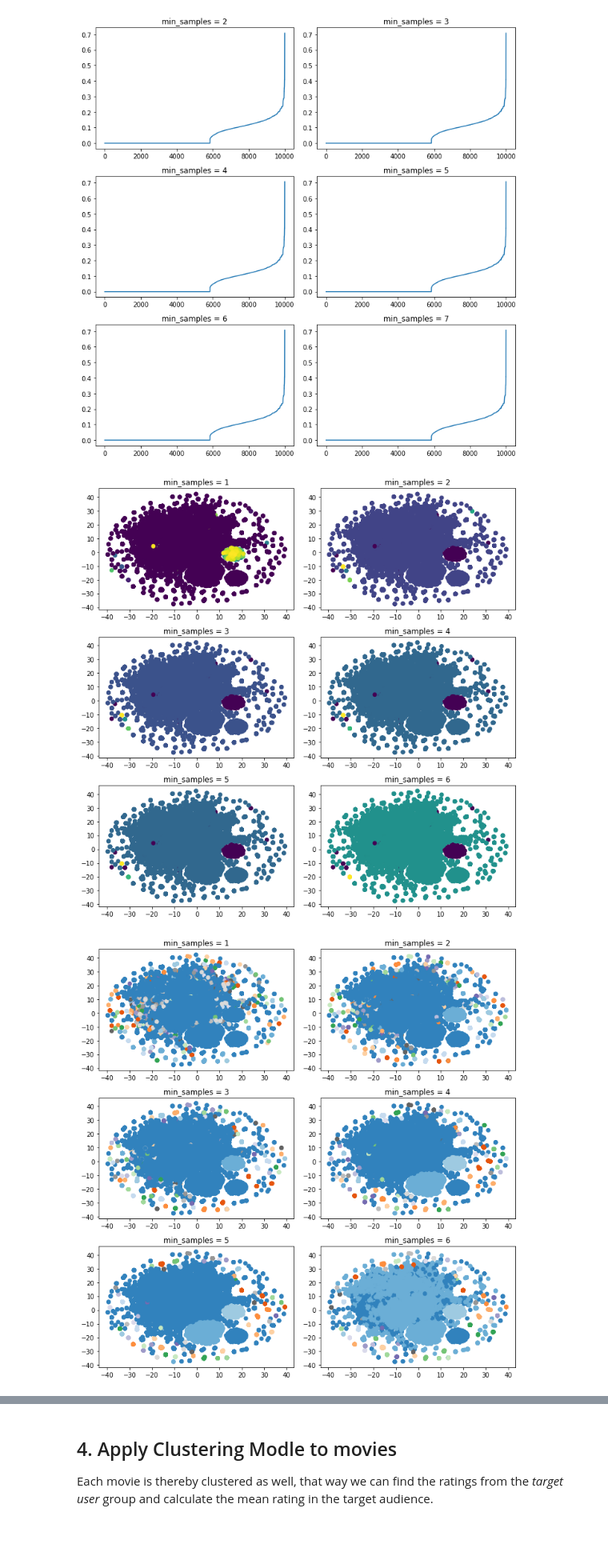
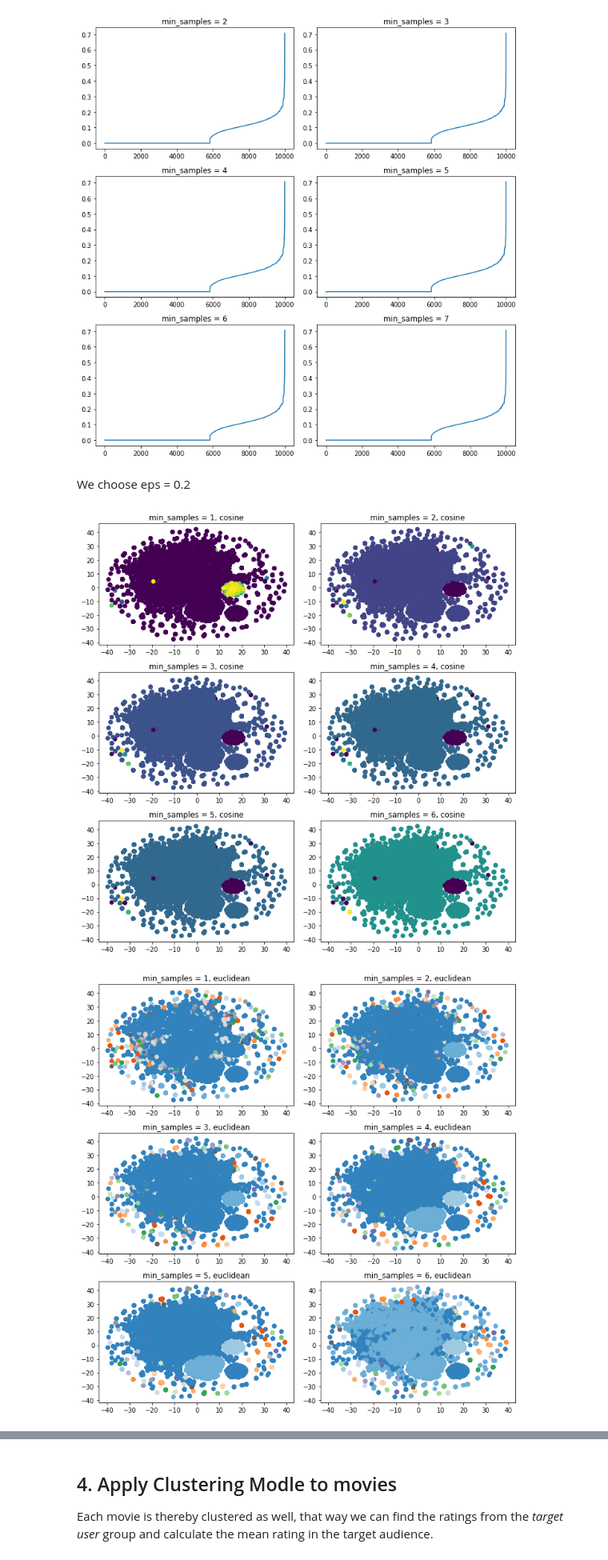
Before and after one commit to janapfeffer/DM_Project_MoviePrediction, a Jupyter notebook: ClusterExperiments.ipynb, the cells around one changed output, grey strips where cells are left out. Shown at 80% size. Cells and saved outputs as stored; diff of their text form; code cells hidden in the pictures; blank space fills up the shorter version.

Commit message:
dbscan more comments

```diff
--- a/ClusterExperiments.ipynb
+++ b/ClusterExperiments.ipynb
@@ -533,8 +533,11 @@ for i in range(2,8):
     plt.plot(distances)
 # %% [output]
 [figure]
+# %% [markdown]
+We choose eps = 0.2
 # %%
-### setup a figure
+# DBSCAN with eps = 0.2, metric cosine
+# setup a figure
 plt.figure(figsize=(10,10))
 a = 1
 # iterate over different min_sample values
@@ -553,40 +556,41 @@ for i in range(1,7):
     plt.tight_layout()
 
     # setup the labels of the subplot
-    plt.title("min_samples = {}".format(i))
+    plt.title("min_samples = {}".format(i) + ", cosine")
 
     # create the scatter plot
     plt.scatter(df_tsne.head(10000)[0],df_tsne.head(10000)[1], c=clusters.labels_)
 
 plt.show()
 # %% [output]
-[figure, old version]
+[figure, new version]
 # %%
-### setup a figure
+# DBSCAN with eps = 0.2, euclidean
+# setup a figure
 plt.figure(figsize=(10,10))
 cm = plt.cm.get_cmap('tab20c')
 a = 1
 # iterate over different min_sample values
 for i in range(1,7):
     # create the clusterer
     clusterer = DBSCAN(min_samples=i, eps=0.2, metric='euclidean')
 
     # create the clustering
     clusters = clusterer.fit(df_joined.drop(columns="userId").head(10000))
 
     # add a subplot
     plt.subplot(3,2,a)
     a = a + 1
 
     # automatically adjust subplot params so that the subplot(s) fits in to the figure area
     plt.tight_layout()
 
     # setup the labels of the subplot
-    plt.title("min_samples = {}".format(i))
+    plt.title("min_samples = {}".format(i) + ", euclidean")
 
     # create the scatter plot
     plt.scatter(df_tsne.head(10000)[0],df_tsne.head(10000)[1], c=clusters.labels_, cmap=cm)
 
 plt.show()
 # %% [output]
-[figure, old version]
+[figure, new version]
```
Also changed, not shown: parts of 2 cells of this notebook.
